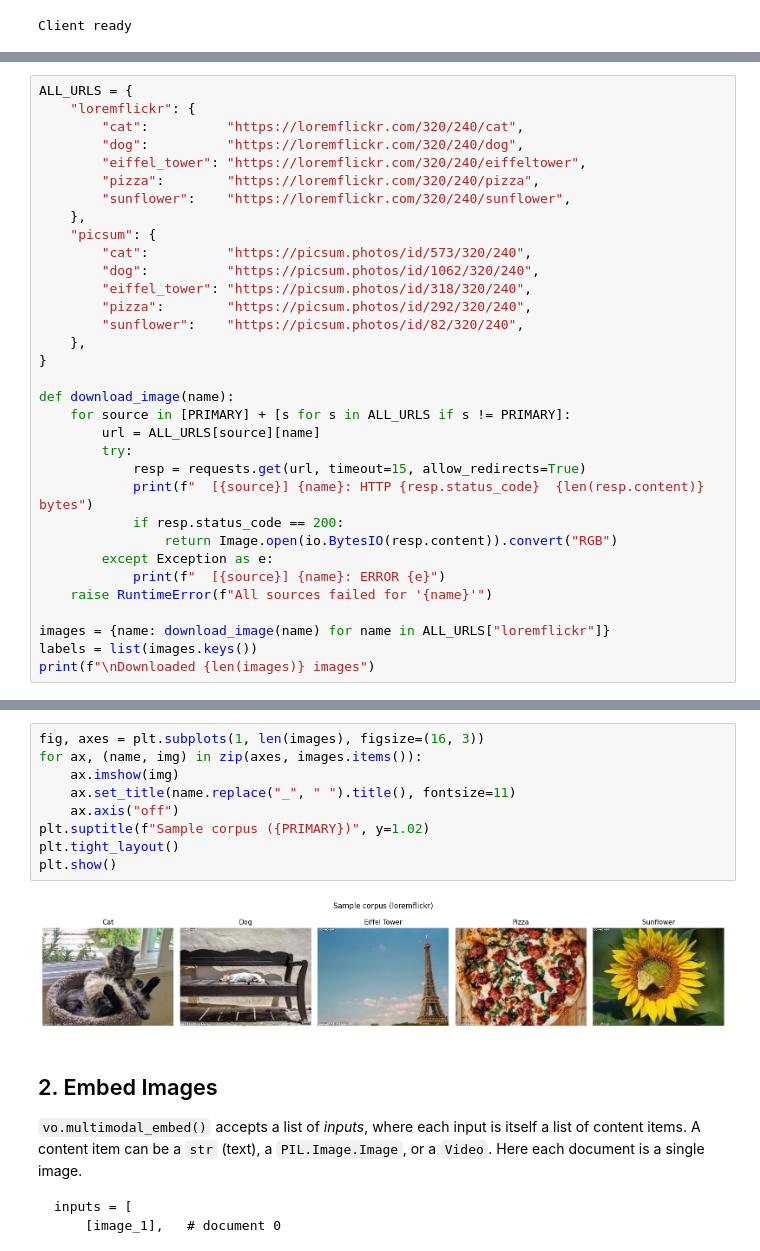
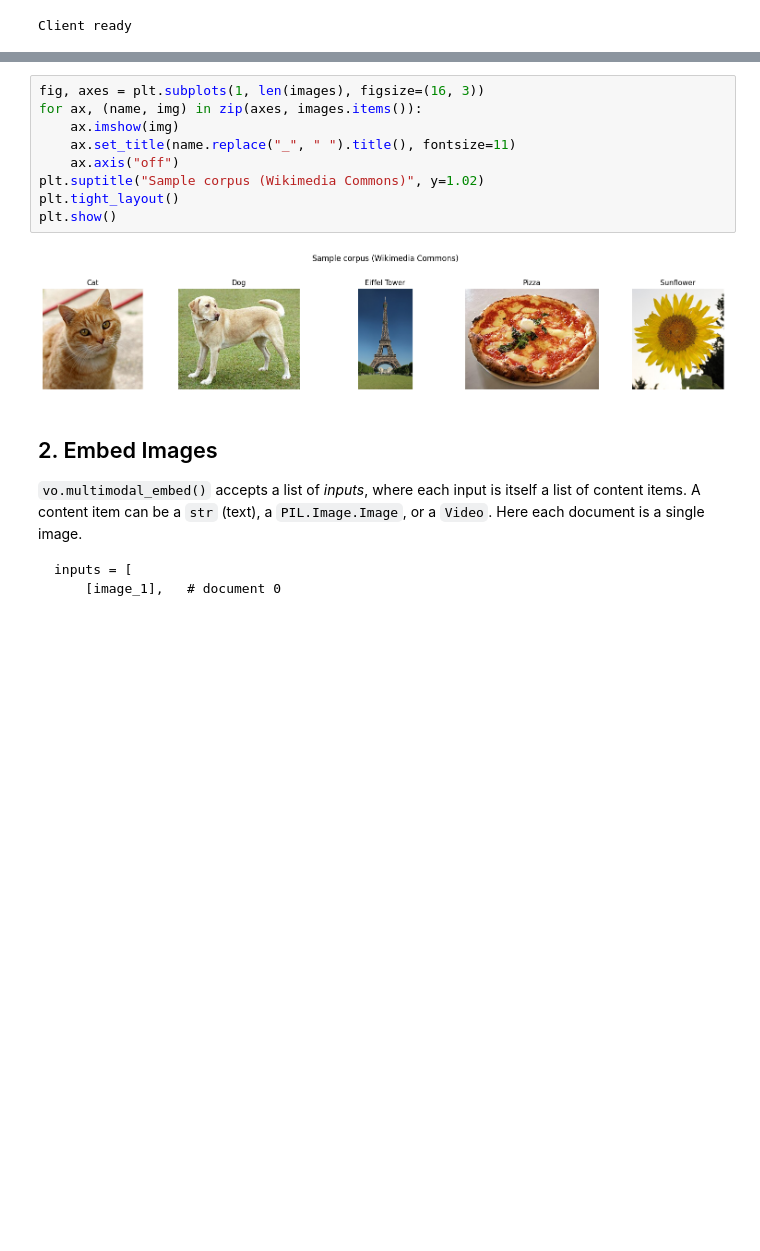
Before and after one commit to abhirup93/local-rag-pipeline, a Jupyter notebook: voyage_image_embeddings.ipynb, the cells around one changed output, grey strips where cells are left out. Drawn from its saved outputs; the diff is of its cells as text; blank space fills up the shorter version.

```diff
--- a/voyage_image_embeddings.ipynb
+++ b/voyage_image_embeddings.ipynb
@@ -59,33 +133,0 @@ Using source: loremflickr
-# %%
-ALL_URLS = {
-    "loremflickr": {
-        "cat":          "https://loremflickr.com/320/240/cat",
-        "dog":          "https://loremflickr.com/320/240/dog",
-        "eiffel_tower": "https://loremflickr.com/320/240/eiffeltower",
-        "pizza":        "https://loremflickr.com/320/240/pizza",
-        "sunflower":    "https://loremflickr.com/320/240/sunflower",
-    },
-    "picsum": {
-        "cat":          "https://picsum.photos/id/573/320/240",
-        "dog":          "https://picsum.photos/id/1062/320/240",
-        "eiffel_tower": "https://picsum.photos/id/318/320/240",
-        "pizza":        "https://picsum.photos/id/292/320/240",
-        "sunflower":    "https://picsum.photos/id/82/320/240",
-    },
-}
-
-def download_image(name):
-    for source in [PRIMARY] + [s for s in ALL_URLS if s != PRIMARY]:
-        url = ALL_URLS[source][name]
-        try:
-            resp = requests.get(url, timeout=15, allow_redirects=True)
-            print(f"  [{source}] {name}: HTTP {resp.status_code}  {len(resp.content)} bytes")
-            if resp.status_code == 200:
-                return Image.open(io.BytesIO(resp.content)).convert("RGB")
-        except Exception as e:
-            print(f"  [{source}] {name}: ERROR {e}")
-    raise RuntimeError(f"All sources failed for '{name}'")
-
-images = {name: download_image(name) for name in ALL_URLS["loremflickr"]}
-labels = list(images.keys())
-print(f"\nDownloaded {len(images)} images")
@@ -100,14 +134,14 @@ Downloaded 5 images
 # %%
 fig, axes = plt.subplots(1, len(images), figsize=(16, 3))
 for ax, (name, img) in zip(axes, images.items()):
     ax.imshow(img)
     ax.set_title(name.replace("_", " ").title(), fontsize=11)
     ax.axis("off")
-plt.suptitle(f"Sample corpus ({PRIMARY})", y=1.02)
+plt.suptitle("Sample corpus (Wikimedia Commons)", y=1.02)
 plt.tight_layout()
 plt.show()
 # %% [output]
-[figure, old version]
+[figure, new version]
 # %% [markdown]
 ## 2. Embed Images
 
```
Also changed, not shown: parts of 13 cells of this notebook, 8 other files.
